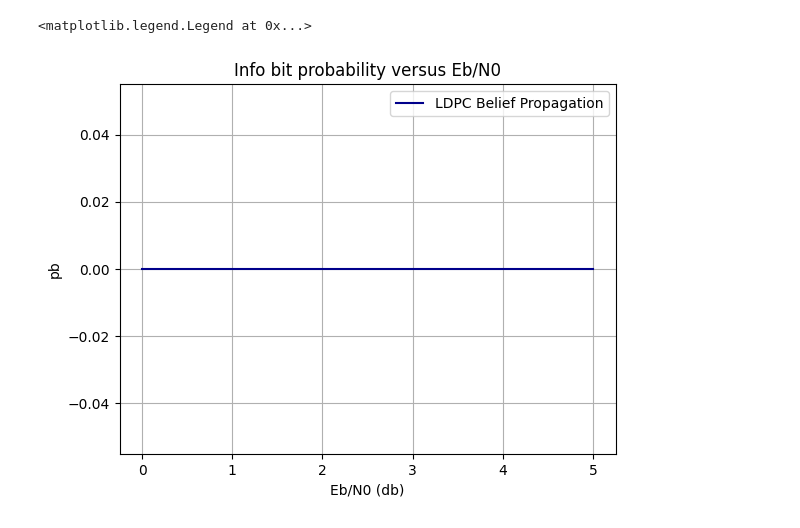
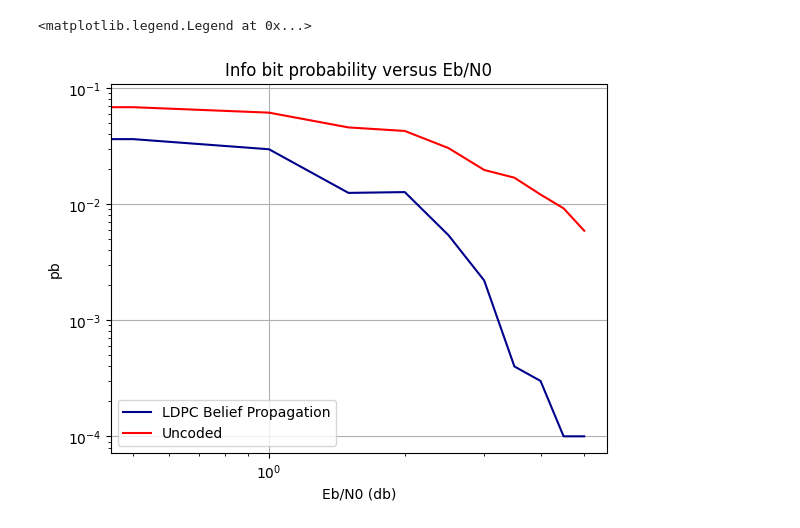
Before and after one commit to gabriel-telles/hamming_code, a Jupyter notebook: lab3/src/results.ipynb, the cells around one changed output. Cells and saved outputs as stored; diff of their text form; code cells hidden in the pictures.

```diff
--- a/lab3/src/results.ipynb
+++ b/lab3/src/results.ipynb
@@ -6,6 +10,6 @@ import matplotlib.pyplot as plt
 # %%
 N = 1001
-n_groups = 100
+n_groups = 10
 N_bits = N * n_groups
 dv = 3
 dc = 7
@@ -13,16 +17,22 @@ max_iter = 50
 Eb = 1
 snr_db_values = np.arange(0, 5.5, 0.5)
 N0_values = [N0_from_db_value(i, Eb) for i in snr_db_values]
-
 original = np.zeros(N_bits)
 info_bit_error_probas = []
+uncoded_info_bit_error_probas = []
 
 for N0 in N0_values:
-    system = LdpcBpskGaussianSystem(N0, dv, dc, N, max_iter)
+    system = LdpcBpskGaussianSystem(N0, Eb, dv, dc, N, max_iter)
     decoded_bits_groups = []
+    uncoded_bits_groups = []
     for i in tqdm(range(n_groups)):
         decoded_bits_groups.append(system.apply_noise_and_decode())
+        uncoded_bits_groups.append(system.get_uncoded_bits())
     decoded_bits_groups = np.array(decoded_bits_groups)
+    uncoded_bits_groups = np.array(uncoded_bits_groups)
     decoded = decoded_bits_groups.reshape(-1)
+    uncoded = uncoded_bits_groups.reshape(-1)
     info_bit_error_proba = np.not_equal(original, decoded).sum()/len(original)
     info_bit_error_probas.append(info_bit_error_proba)
+    uncoded_info_bit_error_proba = np.not_equal(original, uncoded).sum()/len(original)
+    uncoded_info_bit_error_probas.append(uncoded_info_bit_error_proba)
@@ -29,12 +67,12 @@ for N0 in N0_values:
 # %%
 fig, ax = plt.subplots(1, 1)
-ax.plot(snr_db_values, info_bit_error_probas, color="darkblue")
+ax.loglog(snr_db_values, info_bit_error_probas, color="darkblue")
+ax.loglog(snr_db_values, uncoded_info_bit_error_probas, color="red")
 ax.grid()
 ax.set_title("Info bit probability versus Eb/N0")
 ax.set_xlabel("Eb/N0 (db)")
 ax.set_ylabel("pb")
-
-ax.legend(["LDPC Belief Propagation"])
+ax.legend(["LDPC Belief Propagation", "Uncoded"])
 # %% [output]
 <matplotlib.legend.Legend at 0x...>
-[figure, old version]
+[figure, new version]
```
Also changed, not shown: parts of 3 cells of this notebook, 5 other files.
